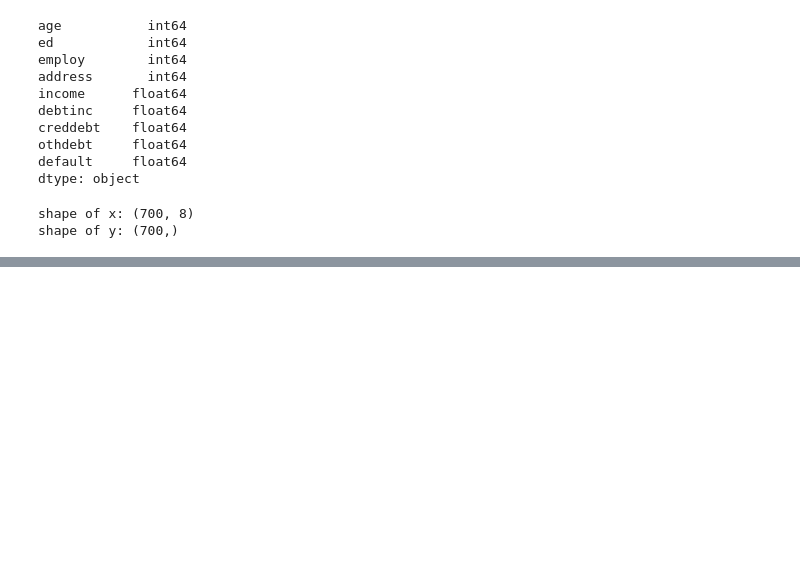
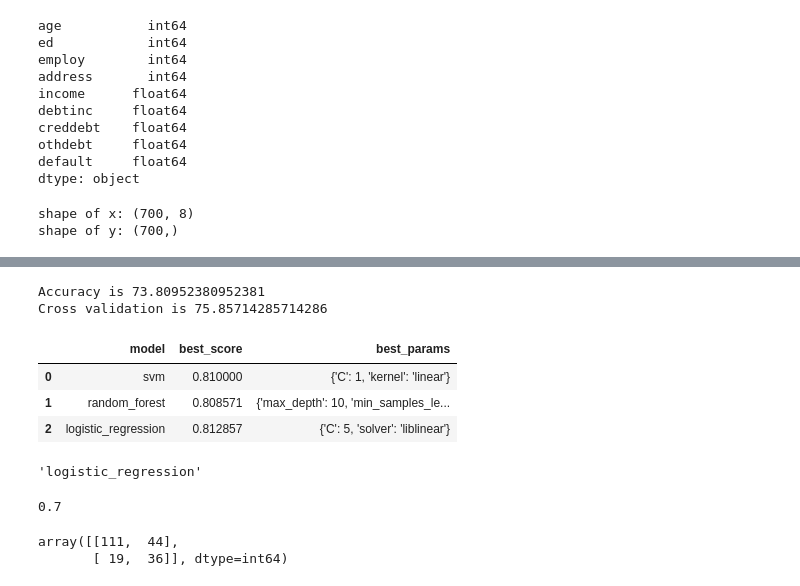
Before and after one commit to avinashsajeevan/Bank-Loan-Default-Prediction, a Jupyter notebook: Bank Loan Default Case_D1.ipynb, the cells around one changed output, grey strips where cells are left out. Cells and saved outputs as stored; diff of their text form; code cells hidden in the pictures; blank space fills up the shorter version.

```diff
--- a/Bank Loan Default Case_D1.ipynb
+++ b/Bank Loan Default Case_D1.ipynb
@@ -661,0 +375,71 @@ plt.show()
+# %%
+from sklearn.svm import SVC
+model = SVC(gamma='auto')
+classify(model, X, y)
+# %% [output]
+Accuracy is 73.80952380952381
+Cross validation is 75.85714285714286
+# %%
+from sklearn.model_selection import GridSearchCV
+from sklearn import svm
+
+model_params = {
+    'svm': {
+        'model': svm.SVC(gamma='auto'),
+        'params' : {
+            'C': [1,10,20],
+            'kernel': ['rbf','linear']
+        }
+    },
+    'random_forest': {
+        'model': RandomForestClassifier(),
+        'params' : {
+            'n_estimators': [1,5,10,100,120,150,200],
+            'max_depth': [4, 7, 10, 20, 30],
+            'min_samples_split': [2, 5, 10],
+            'min_samples_leaf': [1, 2, 5]
+        }
+    },
+    'logistic_regression' : {
+        'model': LogisticRegression(max_iter=1000),
+        'params': {
+            'solver': ['newton-cg', 'lbfgs', 'liblinear', 'sag', 'saga'],
+            'C': [1,5,10]
+        }
+    }
+}
+# %%
+scores = []
+
+for model_name, mp in model_params.items():
+    clf =  GridSearchCV(mp['model'], mp['params'], cv=5, return_train_score=False)
+    clf.fit(X,y)
+    scores.append({
+        'model': model_name,
+        'best_score': clf.best_score_,
+        'best_params': clf.best_params_
+    })
+
+grid = pd.DataFrame(scores,columns=['model','best_score','best_params'])
+grid
+# %% [output]
+|  | model | best_score | best_params |
+| 0 | svm | 0.810000 | {'C': 1, 'kernel': 'linear'} |
+| 1 | random_forest | 0.808571 | {'max_depth': 10, 'min_samples_le... |
+| 2 | logistic_regression | 0.812857 | {'C': 5, 'solver': 'liblinear'} |
+# %%
+model_name
+# %% [output]
+'logistic_regression'
+# %%
+clf.score(x_test,y_test)
+# %% [output]
+0.7
+# %%
+from sklearn.metrics import confusion_matrix
+y_pred = clf.predict(x_test)
+cm = confusion_matrix(y_test, y_pred)
+cm
+# %% [output]
+array([[111,  44],
+       [ 19,  36]], dtype=int64)
```
Also changed, not shown: parts of 53 cells of this notebook.
